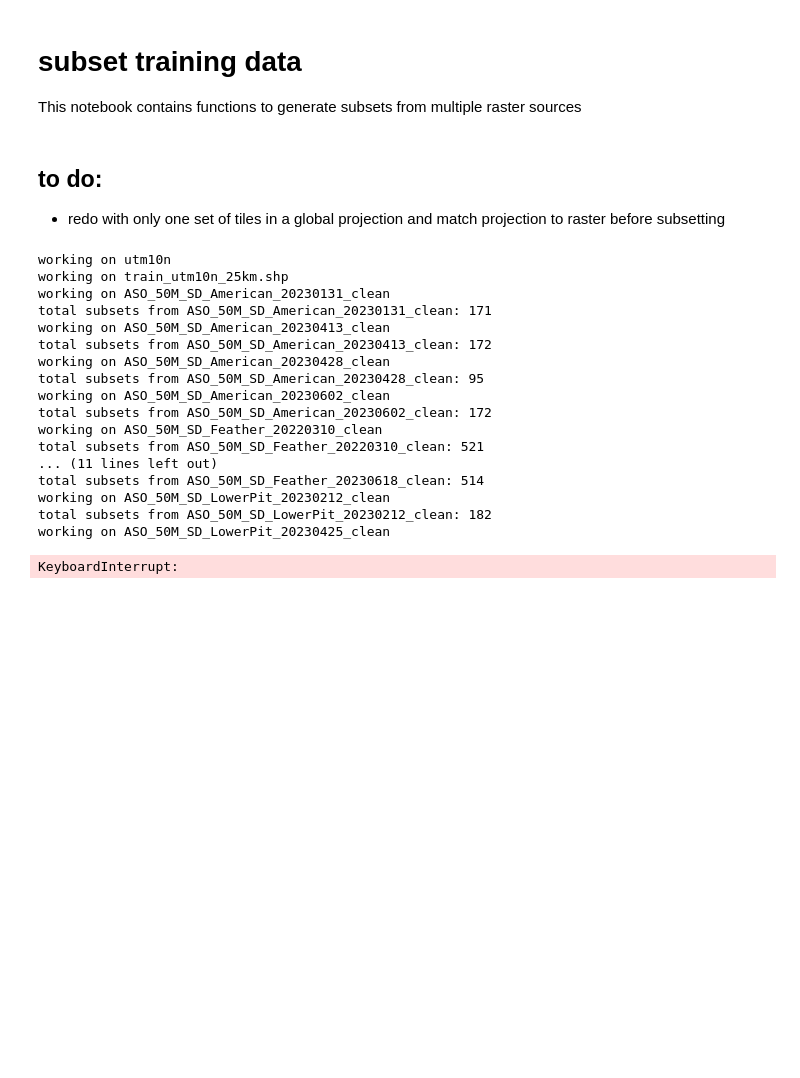
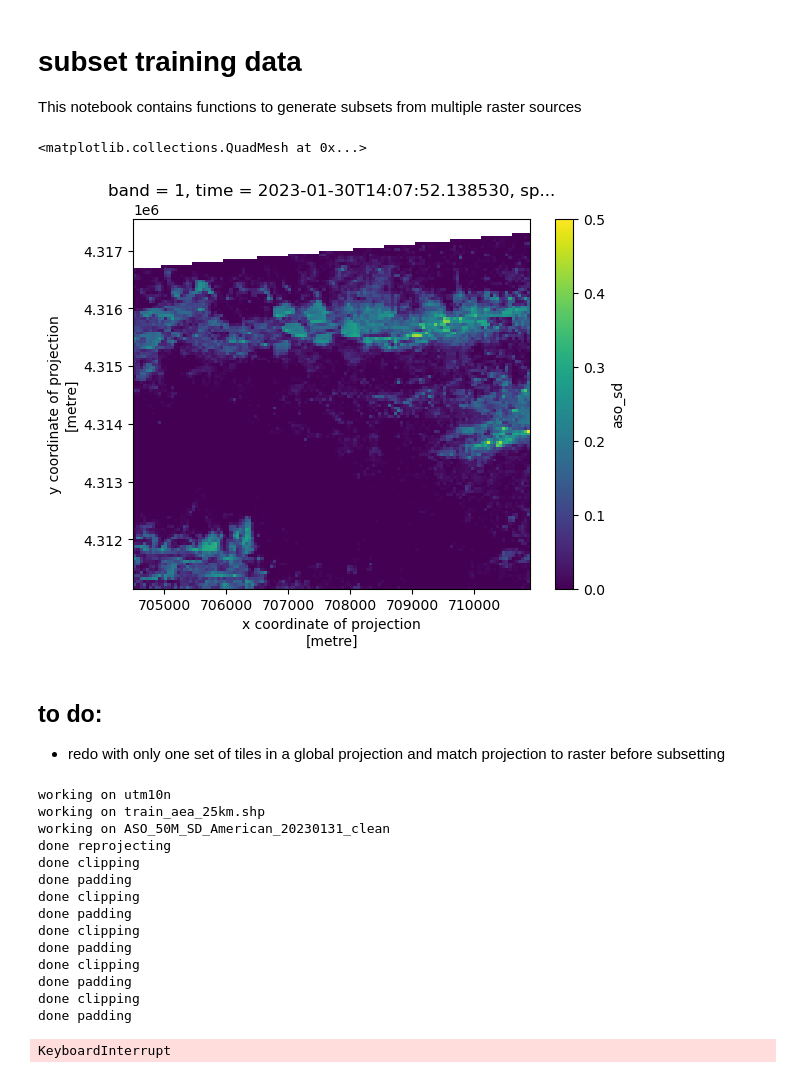
Before and after one commit to geo-smart/deep-snow, a Jupyter notebook: notebooks/subset.ipynb, the cells around one changed output. Cells and saved outputs as stored; diff of their text form; code cells hidden in the pictures; blank space fills up the shorter version.

Commit message:
tiles now use custom aea projection

```diff
--- a/notebooks/subset.ipynb
+++ b/notebooks/subset.ipynb
@@ -56,6 +59,11 @@ def open_all_data(aso_path, home_path):
     ds = xr.merge(ds_list, compat='override', join='override').squeeze()
 
     return aso_fn, ds
+# %%
+subset_ds.aso_sd.plot()
+# %% [output]
+<matplotlib.collections.QuadMesh at 0x...>
+[figure, added]
 # %%
 def sample_ds(ds, subset_size):
     minx = 0
@@ -83,7 +91,7 @@ total_subsets = 0
 for utm_zone in utm_zones:
     print(f'working on {utm_zone}')
     aso_paths = glob(f'{home_path}/data/ASO/ASO_50m_SD_withS1overpass/{utm_zone}/*')
-    tile_names = [f'train_{utm_zone}_25km.shp', f'test_{utm_zone}_25km.shp', f'val_{utm_zone}_25km.shp']
+    tile_names = [f'train_aea_25km.shp', f'test_aea_25km.shp', f'val_aea_25km.shp']
 
     #loop through train, val, test tiles
     for tile_set in tile_names:
@@ -97,6 +105,8 @@ for utm_zone in utm_zones:
             raster_subsets = 0
             aso_fn, ds = open_all_data(aso_path, '..')
             print(f'working on {aso_fn}')
+            # reproject tile to utm zone:
+            tiles = tiles.to_crs(ds.rio.crs)
 
             # loop through tiles
             for tile in tiles.iterrows():
@@ -110,7 +120,10 @@ for utm_zone in utm_zones:
                 subset_goal = round(tile_pixel_count/(subset_size**2)*avg_subs_per_pixel)
 
                 # pad ds to tile extent
-                tile_ds = tile_ds.rio.pad_box(miny=tile[1].bottom, minx=tile[1].left, maxy=tile[1].top, maxx=tile[1].right)
+                tile_ds = tile_ds.rio.pad_box(miny=tile[1].geometry.bounds[1],
+                                              minx=tile[1].geometry.bounds[0],
+                                              maxy=tile[1].geometry.bounds[3],
+                                              maxx=tile[1].geometry.bounds[2])
 
                 subset_count = 0
                 while subset_count < subset_goal:
@@ -144,20 +157,17 @@ for utm_zone in utm_zones:
             gc.collect()
 # %% [output]
 working on utm10n
-working on train_utm10n_25km.shp
+working on train_aea_25km.shp
 working on ASO_50M_SD_American_20230131_clean
-total subsets from ASO_50M_SD_American_20230131_clean: 171
-working on ASO_50M_SD_American_20230413_clean
-total subsets from ASO_50M_SD_American_20230413_clean: 172
-working on ASO_50M_SD_American_20230428_clean
-total subsets from ASO_50M_SD_American_20230428_clean: 95
-working on ASO_50M_SD_American_20230602_clean
-total subsets from ASO_50M_SD_American_20230602_clean: 172
-working on ASO_50M_SD_Feather_20220310_clean
-total subsets from ASO_50M_SD_Feather_20220310_clean: 521
-... (11 lines left out)
-total subsets from ASO_50M_SD_Feather_20230618_clean: 514
-working on ASO_50M_SD_LowerPit_20230212_clean
-total subsets from ASO_50M_SD_LowerPit_20230212_clean: 182
-working on ASO_50M_SD_LowerPit_20230425_clean
+done reprojecting
+done clipping
+done padding
+done clipping
+done padding
+done clipping
+done padding
+done clipping
+done padding
+done clipping
+done padding
-KeyboardInterrupt:
+KeyboardInterrupt
```
Also changed, not shown: parts of 1 cell of this notebook.
